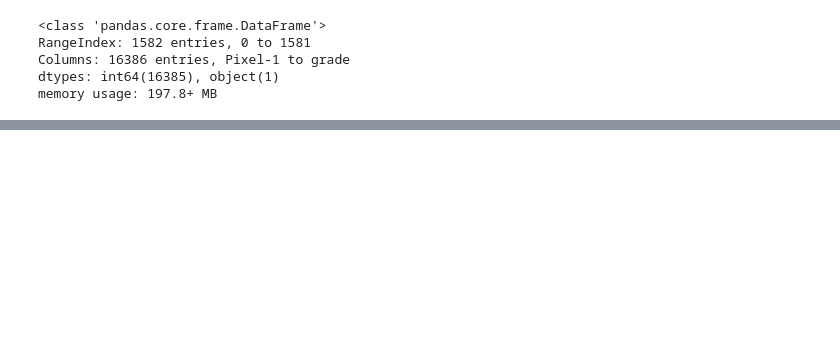
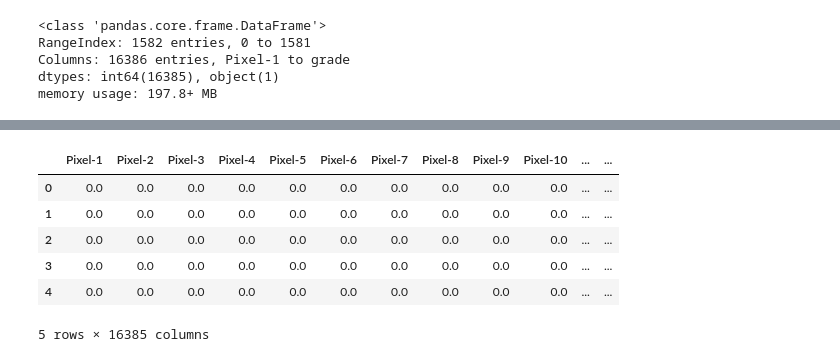
Before and after one commit to negativenagesh/Arecaverse, a Jupyter notebook: EDA/eda.ipynb, the cells around one changed output, grey strips where cells are left out. Cells and saved outputs as stored; diff of their text form; code cells hidden in the pictures; blank space fills up the shorter version.

Commit message:
standard scaler

```diff
--- a/EDA/eda.ipynb
+++ b/EDA/eda.ipynb
@@ -159,0 +143,25 @@ data.head(30)
+# %%
+from sklearn.preprocessing import StandardScaler
+
+# Initialize the StandardScaler
+scaler = StandardScaler()
+
+# Apply the scaler to the data dataframe (excluding the 'grade' column)
+scaled_data = scaler.fit_transform(data.drop(columns=['grade']))
+
+# Convert the scaled data back to a dataframe
+scaled_data_df = pd.DataFrame(scaled_data, columns=data.columns[:-1])
+
+# Add the 'grade' column back to the scaled dataframe
+scaled_data_df['grade'] = data['grade'].values
+
+# Display the first few rows of the scaled dataframe
+scaled_data_df.head()
+# %% [output]
+|  | Pixel-1 | Pixel-2 | Pixel-3 | Pixel-4 | Pixel-5 | Pixel-6 | Pixel-7 | Pixel-8 | Pixel-9 | Pixel-10 | ... | ... |
+| 0 | 0.0 | 0.0 | 0.0 | 0.0 | 0.0 | 0.0 | 0.0 | 0.0 | 0.0 | 0.0 | ... | ... |
+| 1 | 0.0 | 0.0 | 0.0 | 0.0 | 0.0 | 0.0 | 0.0 | 0.0 | 0.0 | 0.0 | ... | ... |
+| 2 | 0.0 | 0.0 | 0.0 | 0.0 | 0.0 | 0.0 | 0.0 | 0.0 | 0.0 | 0.0 | ... | ... |
+| 3 | 0.0 | 0.0 | 0.0 | 0.0 | 0.0 | 0.0 | 0.0 | 0.0 | 0.0 | 0.0 | ... | ... |
+| 4 | 0.0 | 0.0 | 0.0 | 0.0 | 0.0 | 0.0 | 0.0 | 0.0 | 0.0 | 0.0 | ... | ... |
+5 rows × 16385 columns
```
Also changed, not shown: parts of 6 cells of this notebook.
